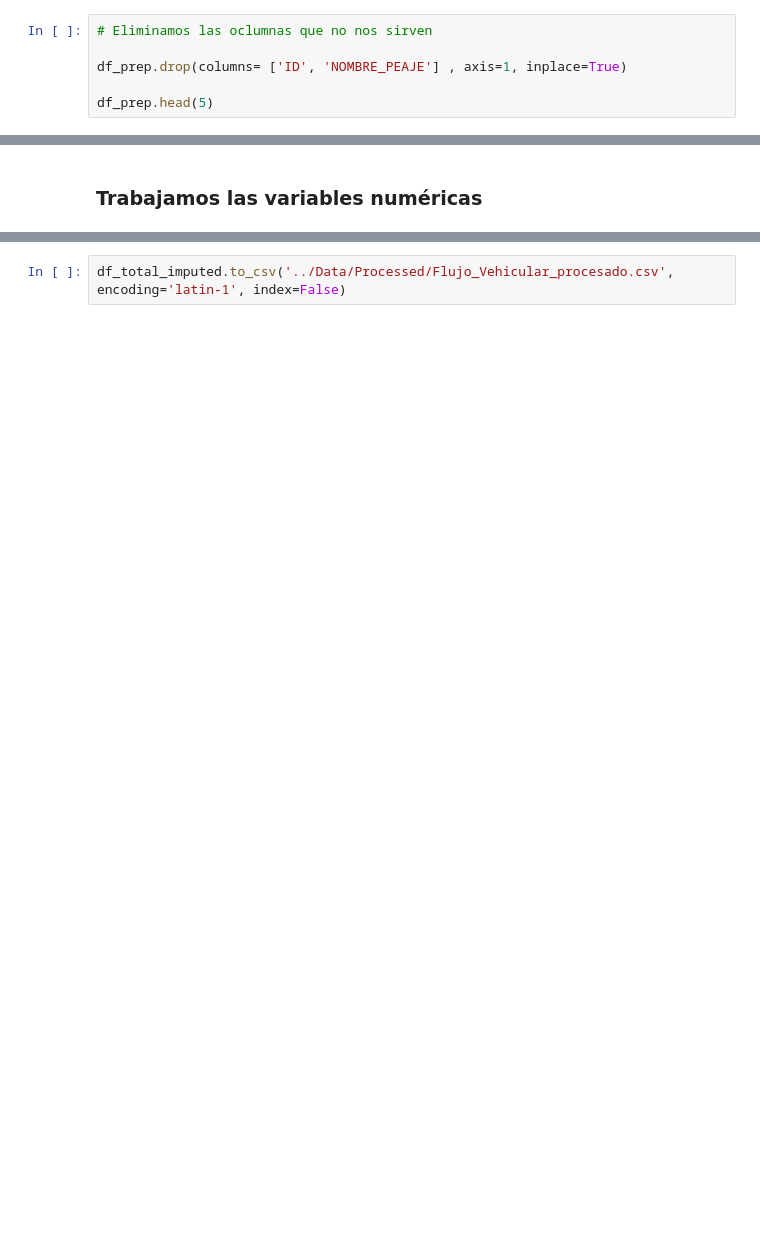
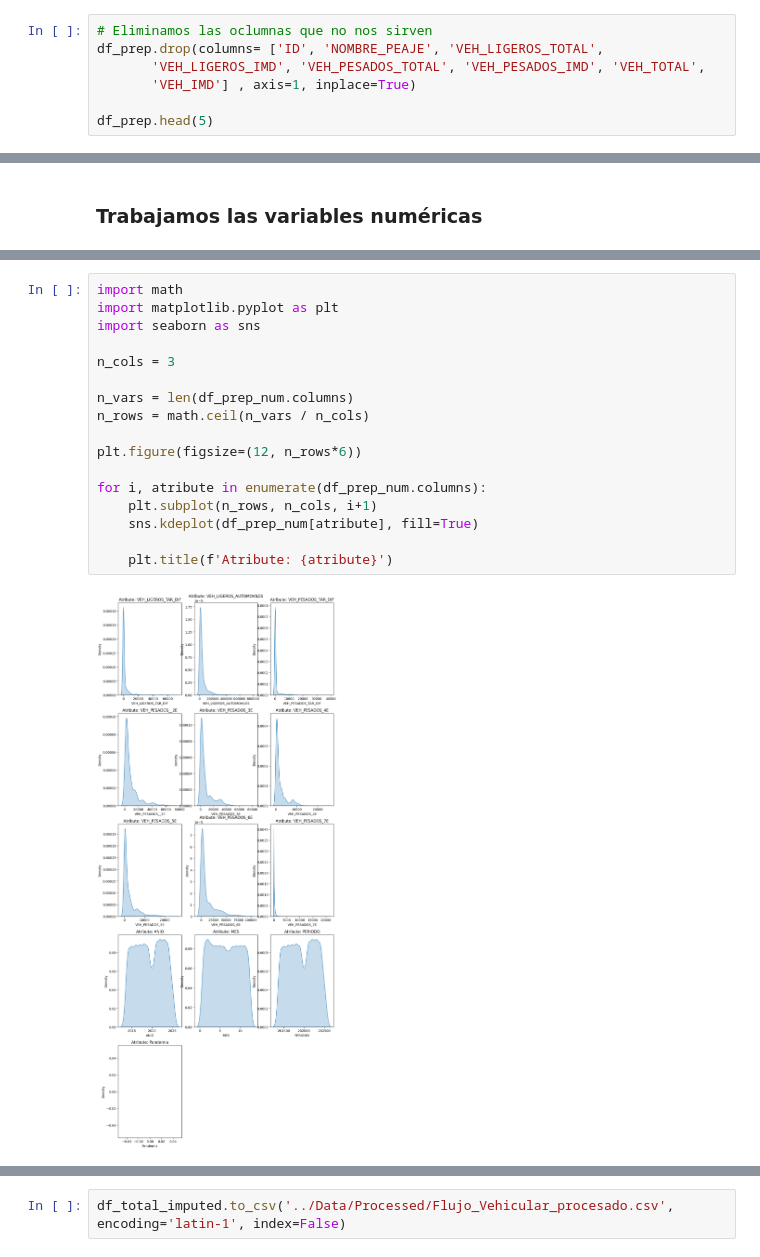
Before and after one commit to jchiroques/MIA_G01_ML_TF_PEAJES, a Jupyter notebook: Notebooks/02_Preprocesamiento.ipynb, the cells around one changed output, grey strips where cells are left out. Saved outputs shown, nothing was run; the diff lists cells and outputs as text; blank space fills up the shorter version.

```diff
--- a/Notebooks/02_Preprocesamiento.ipynb
+++ b/Notebooks/02_Preprocesamiento.ipynb
@@ -32,7 +43,8 @@ df_prep.head(5)
 # %%
 # Eliminamos las oclumnas que no nos sirven
-
-df_prep.drop(columns= ['ID', 'NOMBRE_PEAJE'] , axis=1, inplace=True)
+df_prep.drop(columns= ['ID', 'NOMBRE_PEAJE', 'VEH_LIGEROS_TOTAL',
+       'VEH_LIGEROS_IMD', 'VEH_PESADOS_TOTAL', 'VEH_PESADOS_IMD', 'VEH_TOTAL',
+       'VEH_IMD'] , axis=1, inplace=True)
 
 df_prep.head(5)
 # %% [output]
@@ -67,0 +96,19 @@ df_prep_cat = df_prep.select_dtypes(include=['object', 'category'])
+# %%
+import math
+import matplotlib.pyplot as plt
+import seaborn as sns
+
+n_cols = 3
+
+n_vars = len(df_prep_num.columns)
+n_rows = math.ceil(n_vars / n_cols)
+
+plt.figure(figsize=(12, n_rows*6))
+
+for i, atribute in enumerate(df_prep_num.columns):
+    plt.subplot(n_rows, n_cols, i+1)
+    sns.kdeplot(df_prep_num[atribute], fill=True)
+
+    plt.title(f'Atribute: {atribute}')
+# %% [output]
+[figure, added]
```
Also changed, not shown: parts of 27 cells of this notebook, 2 other files.
